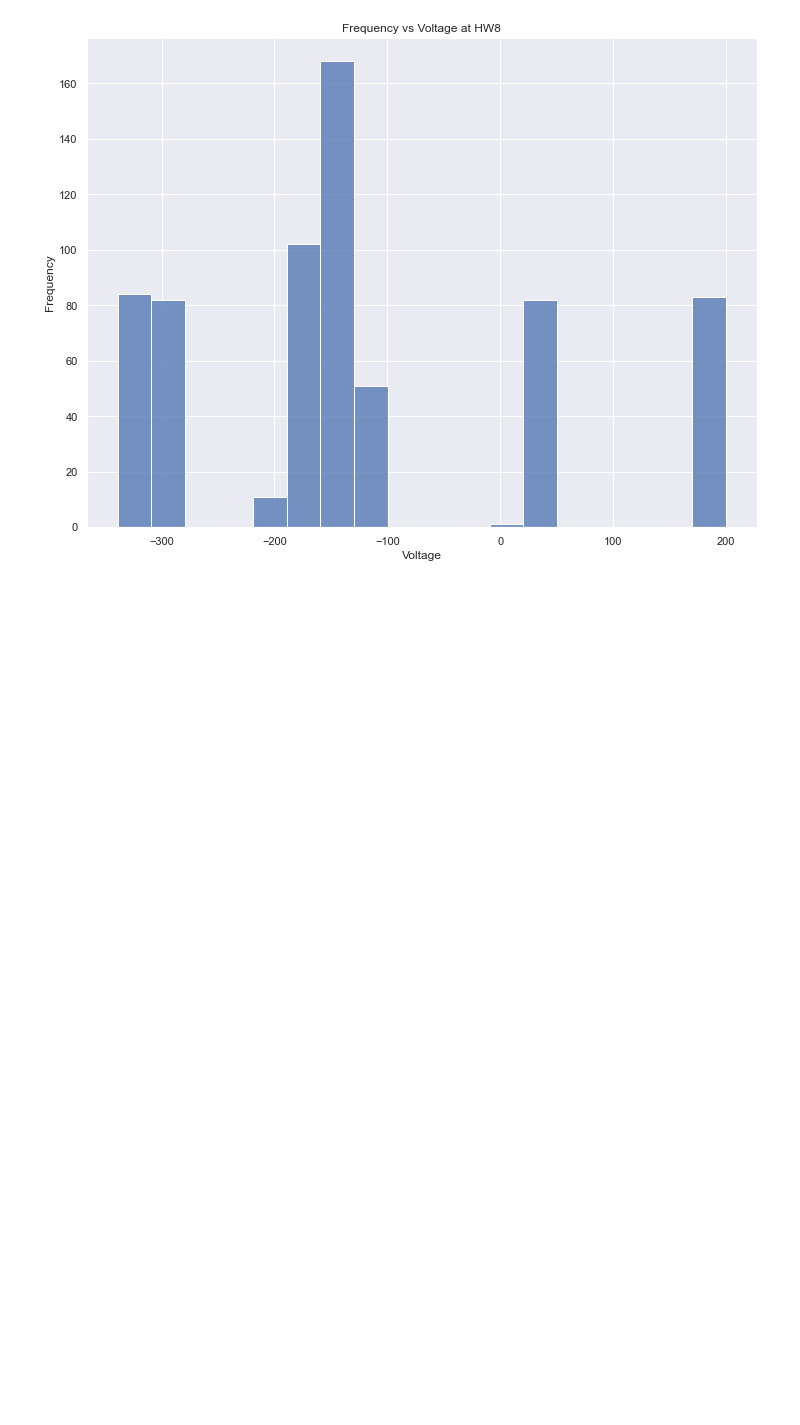
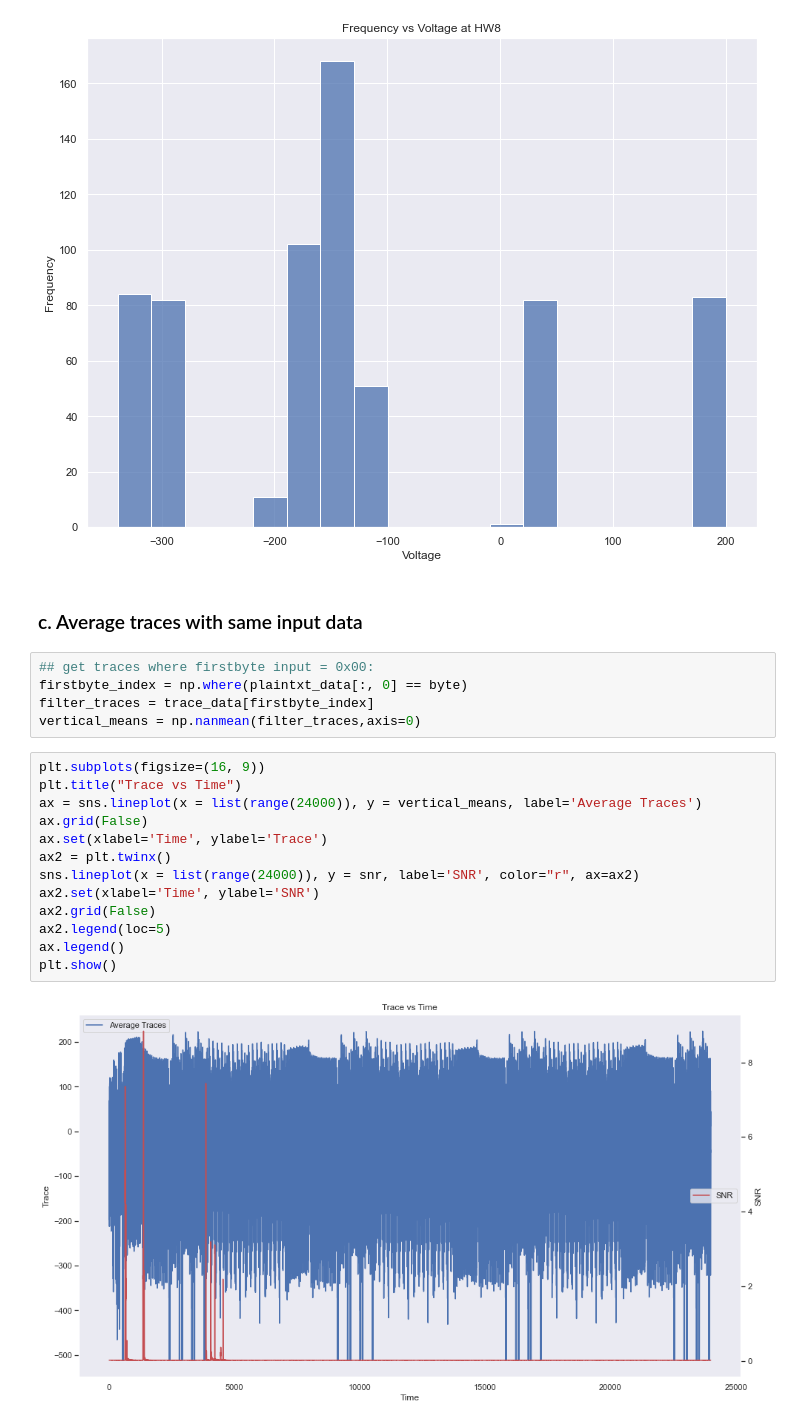
Before and after one commit to KingstonRainsworthCS/CS-599-PhysAttack, a Jupyter notebook: HW3/HW3.ipynb, the cells around one changed output. Cells and saved outputs as stored; diff of their text form; blank space fills up the shorter version.

```diff
--- a/HW3/HW3.ipynb
+++ b/HW3/HW3.ipynb
@@ -256,3 +259,25 @@ ax.set(xlabel='Voltage', ylabel='Frequency')
 plt.show()
 # %% [output]
 [figure]
+# %% [markdown]
+### c. Average traces with same input data
+# %%
+## get traces where firstbyte input = 0x00:
+firstbyte_index = np.where(plaintxt_data[:, 0] == byte)
+filter_traces = trace_data[firstbyte_index]
+vertical_means = np.nanmean(filter_traces,axis=0)
+# %%
+plt.subplots(figsize=(16, 9))
+plt.title("Trace vs Time")
+ax = sns.lineplot(x = list(range(24000)), y = vertical_means, label='Average Traces')
+ax.grid(False)
+ax.set(xlabel='Time', ylabel='Trace')
+ax2 = plt.twinx()
+sns.lineplot(x = list(range(24000)), y = snr, label='SNR', color="r", ax=ax2)
+ax2.set(xlabel='Time', ylabel='SNR')
+ax2.grid(False)
+ax2.legend(loc=5)
+ax.legend()
+plt.show()
+# %% [output]
+[figure, added]
```
Also changed, not shown: parts of 12 cells of this notebook.
